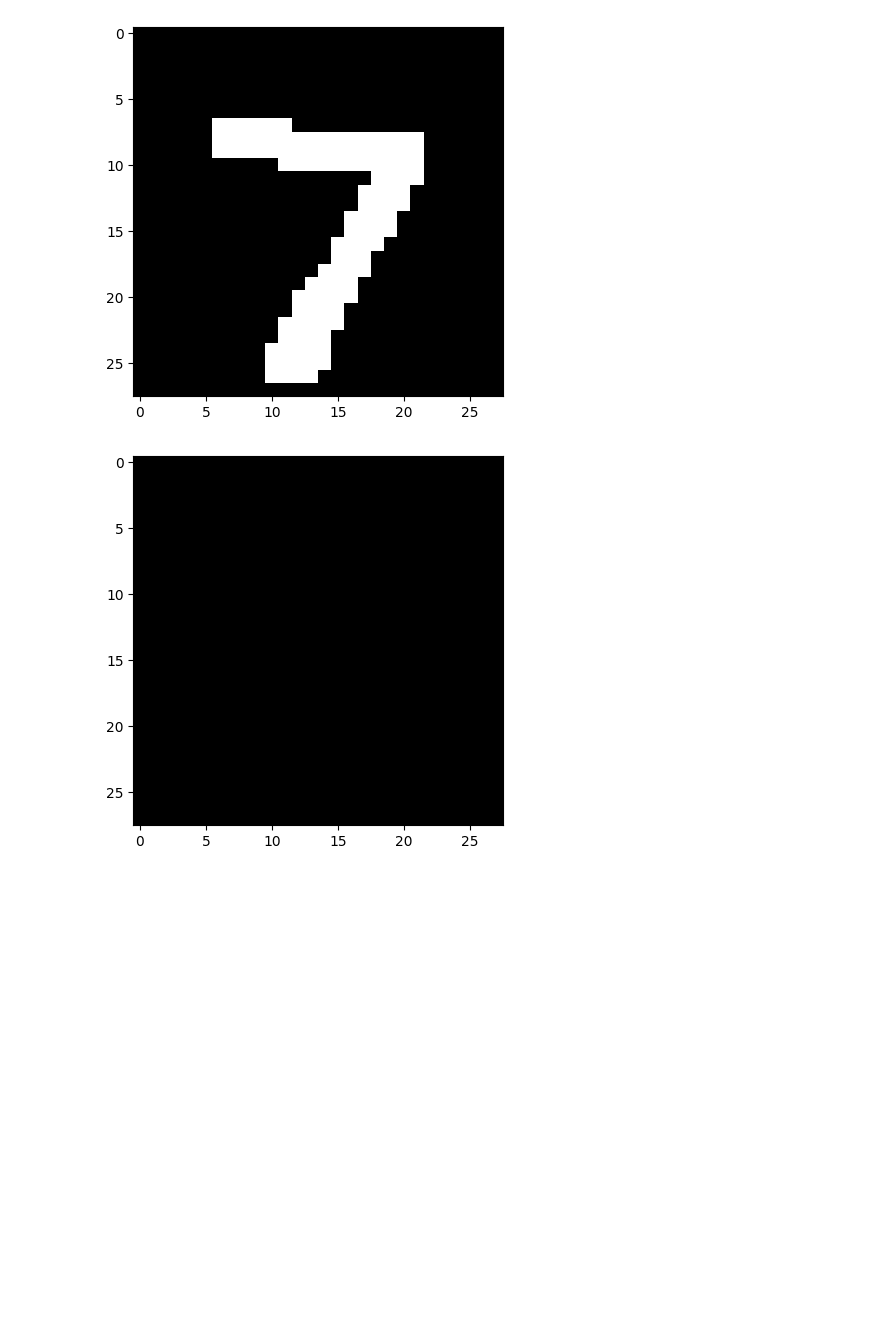
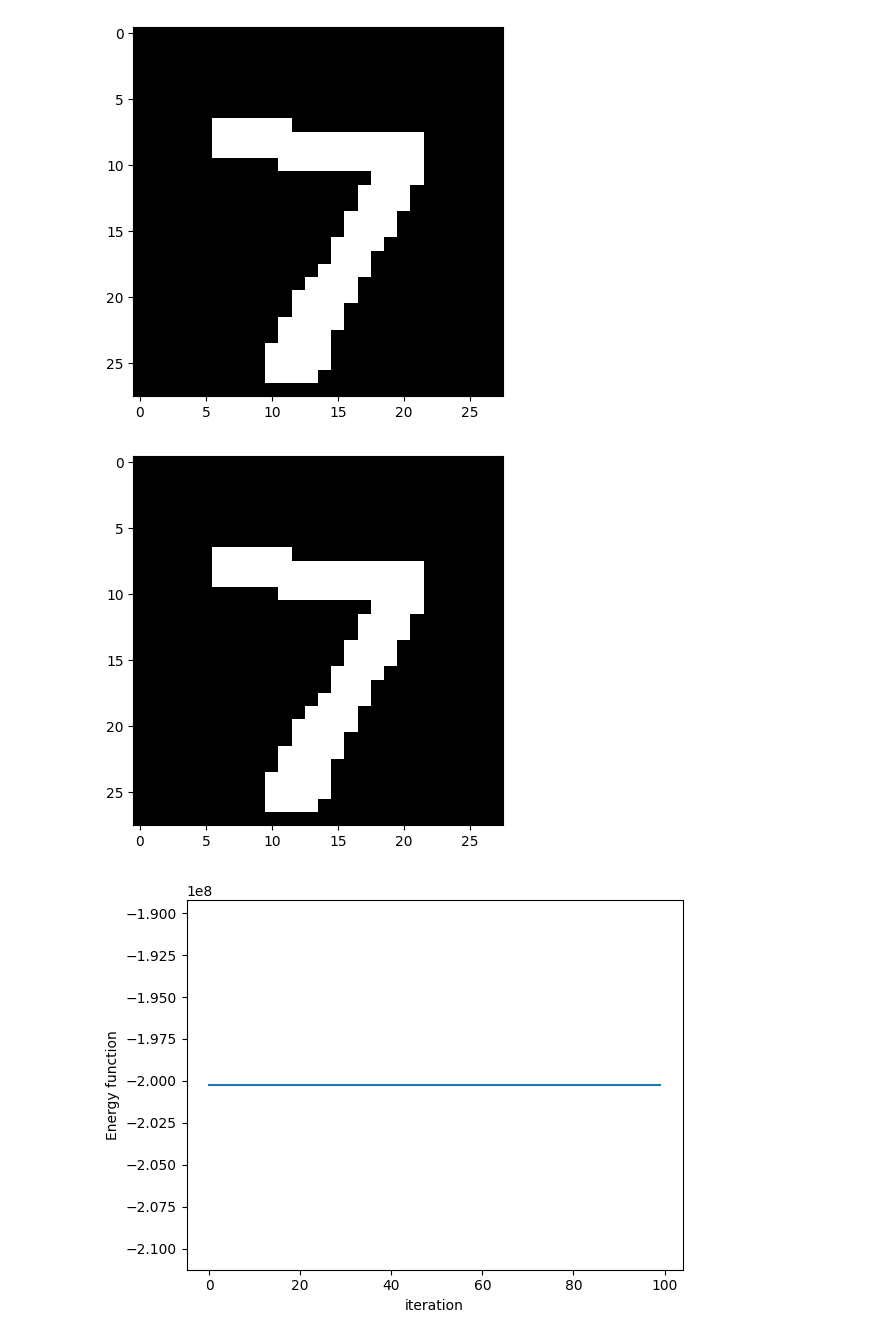
Before and after one commit to hirozouu/Hopfield_Network, a Jupyter notebook: main.ipynb, the cells around one changed output. Cells and saved outputs as stored; diff of their text form; code cells hidden in the pictures; blank space fills up the shorter version.

```diff
--- a/main.ipynb
+++ b/main.ipynb
@@ -8,9 +8,11 @@ from network import Hopfield_Network
 data = np.loadtxt("./data/mnist_test.csv", delimiter=',')
 print(data.shape)
 
+# binarize data
 maxval = 1
 thresh = 0
 data_bin = (data > thresh) * maxval
+data_bin = np.where(data==0, -1, 1)
 
 process_mnist.get_image(data_bin[0, 1:])
 # %% [output]
@@ -19,9 +21,11 @@ process_mnist.get_image(data_bin[0, 1:])
 # %%
 model = Hopfield_Network(len(data_bin[0])-1)
 
 model.fit(data_bin[0:2, 1:])
 
 y = model.predict(data_bin[0, 1:])
 process_mnist.get_image(y)
+model.plot_energies()
 # %% [output]
-[figure, old version]
+[figure, new version]
+[figure, added]
```
Also changed, not shown: 1 other file.
